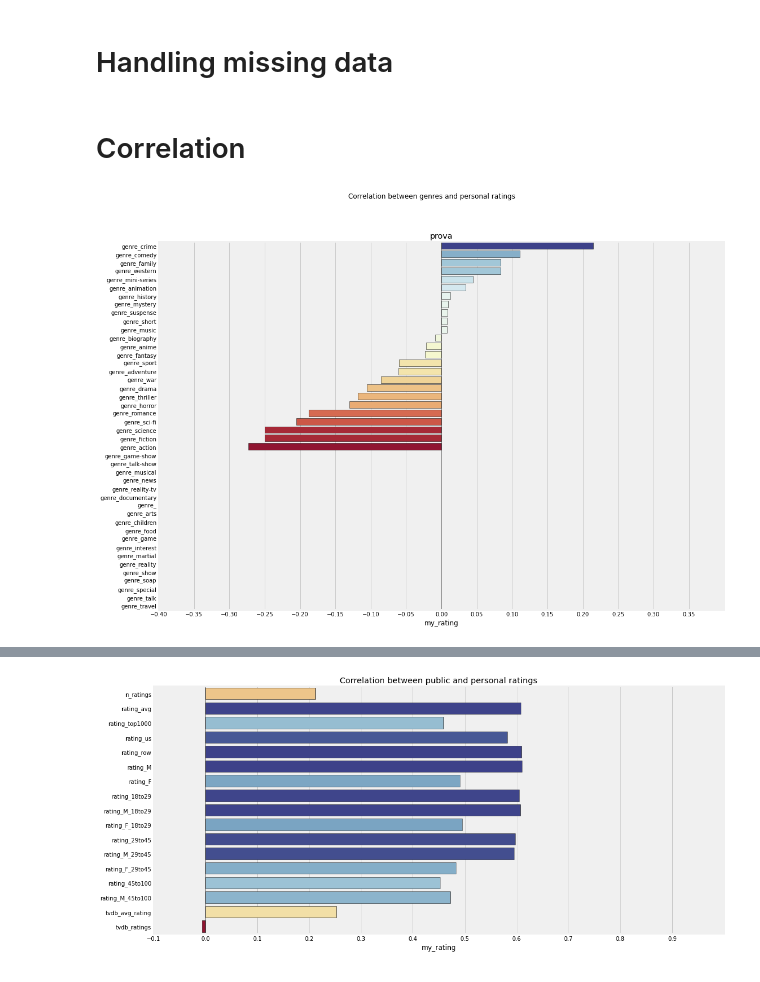
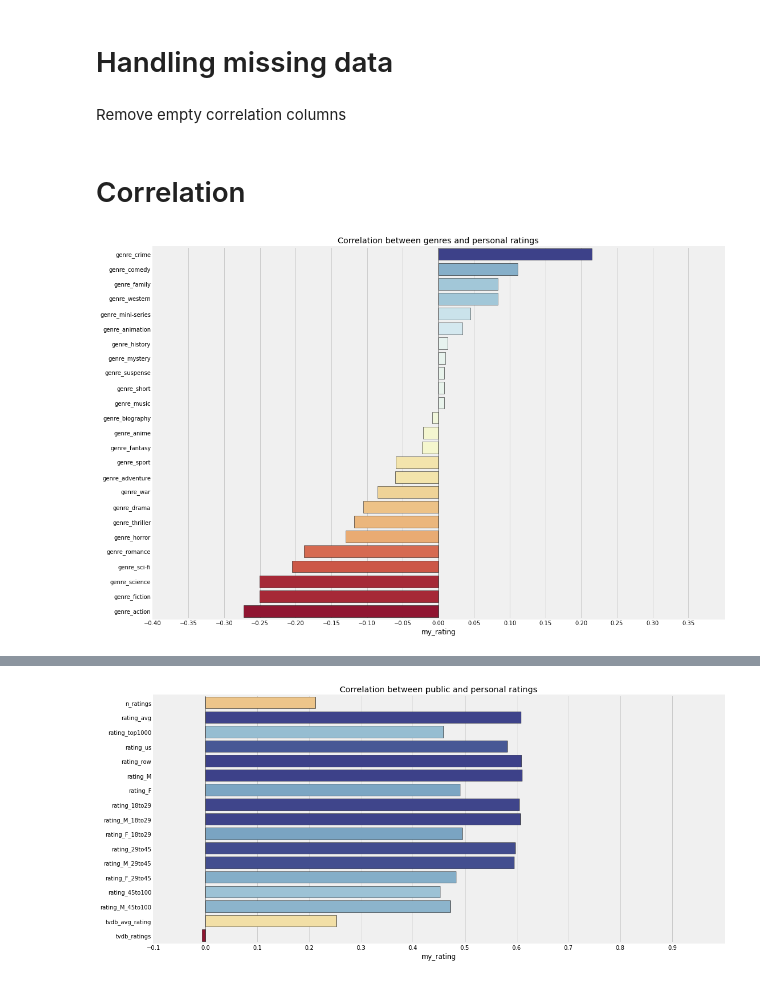
Before and after one commit to arlessweschler/tvtime-dataviz, a Jupyter notebook: seen_series_analysis.ipynb, the cells around one changed output, grey strips where cells are left out. Saved outputs shown, nothing was run; the diff lists cells and outputs as text; code cells hidden in the pictures.

```diff
--- a/seen_series_analysis.ipynb
+++ b/seen_series_analysis.ipynb
@@ -21,5 +39,7 @@ tv_df = pd.merge(df1, my_ratings_df[cols_to_use], how="outer", left_index=True,
 # %% [markdown]
 # Handling missing data
+# %% [markdown]
+Remove empty correlation columns
 # %% [markdown]
 # Correlation
 # %%
@@ -30,15 +50,18 @@ genres_mask = corr_matrix.filter(like="genre").columns
 rating_mask = corr_matrix.filter(like="rating").columns.drop(["my_rating"])
 # %%
 fig, ax = plt.subplots(figsize=(16,12))
-plt.suptitle("Correlation between genres and personal ratings")
-plt.title("prova")
+ax.set_title("Correlation between genres and personal ratings")
 ax.set_xlim(-0.4,0.4)
 ax.xaxis.set_ticks(np.arange(-0.4, 0.4, 0.05))
 
+# Sorte values.
 sorted_corr_genres = my_rating_corr[genres_mask].sort_values(ascending=False)
+# Remove nan values.
+sorted_corr_genres = sorted_corr_genres[np.logical_not(np.isnan(sorted_corr_genres))]
+# Normalize values to assign proper colors.
 norm_sorted_corr_genres = preprocessing.MinMaxScaler().fit_transform(sorted_corr_genres.values.reshape(-1,1)).flatten()
 
 plt.axvline(color='#414141', linewidth=1.5, alpha=.5)
-sns.barplot(y=sorted_corr_genres.index, x=sorted_corr_genres, ax=ax, palette=mpl.cm.RdYlBu(norm_sorted_corr_genres), edgecolor="#000000");
+sns.barplot(y=sorted_corr_genres.index, x=sorted_corr_genres, ax=ax, palette=mpl.cm.RdYlBu(norm_sorted_corr_genres), edgecolor="black");
 # %% [output]
-[figure, old version]
+[figure, new version]
```
Also changed, not shown: parts of 5 cells of this notebook.
